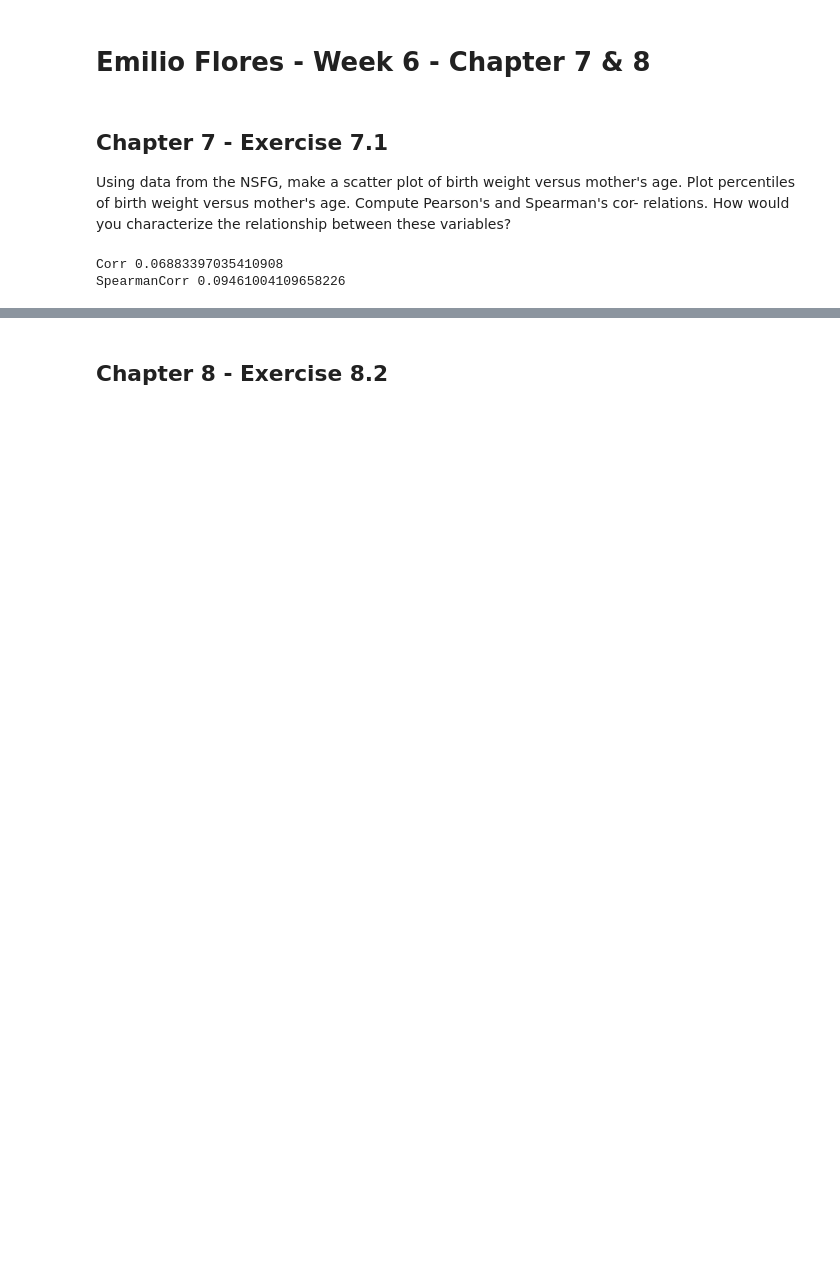
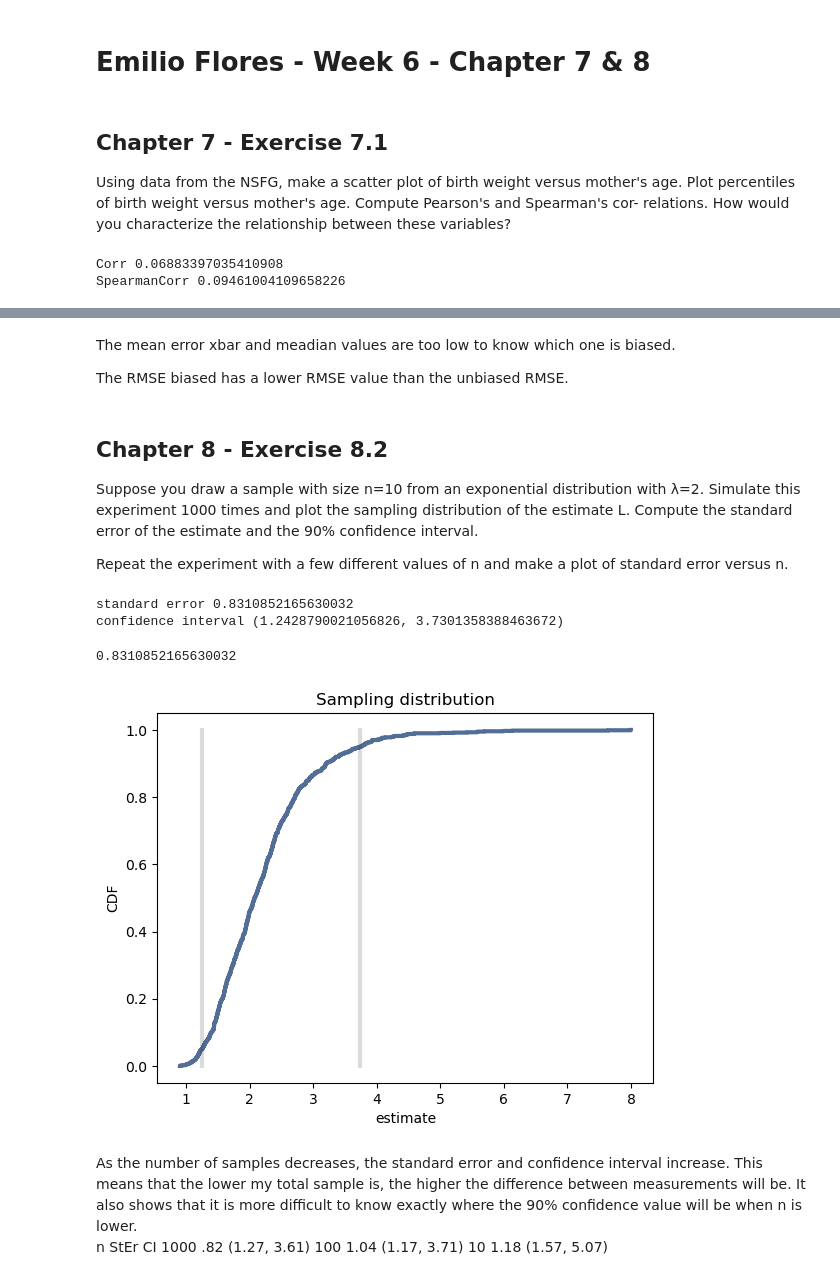
Before and after one commit to EmilioF17/ThinkStats2, a Jupyter notebook: code/Flores530Week6.ipynb, the cells around one changed output, grey strips where cells are left out. Drawn from its saved outputs; the diff is of its cells as text; code cells hidden in the pictures; blank space fills up the shorter version.

```diff
--- a/code/Flores530Week6.ipynb
+++ b/code/Flores530Week6.ipynb
@@ -55,2 +171,67 @@ SpearmanCorr 0.09461004109658226
+# %% [markdown]
+The mean error xbar and meadian values are too low to know which one is biased.
+
+The RMSE biased has a lower RMSE value than the unbiased RMSE.
 # %% [markdown]
 ## Chapter 8 - Exercise 8.2
+Suppose you draw a sample with size n=10 from an exponential distribution with λ=2. Simulate this experiment 1000 times and plot the sampling distribution of the estimate L. Compute the standard error of the estimate and the 90% confidence interval.
+
+Repeat the experiment with a few different values of n and make a plot of standard error versus n.
+# %%
+def RMSE(estimates, actual):
+    """Computes the root mean squared error of a sequence of estimates.
+
+    estimate: sequence of numbers
+    actual: actual value
+
+    returns: float RMSE
+    """
+    e2 = [(estimate-actual)**2 for estimate in estimates]
+    mse = np.mean(e2)
+    return np.sqrt(mse)
+# %%
+def SimulateSample(lam=2, n=10, iters=1000):
+    """Sampling distribution of L as an estimator of exponential parameter.
+
+    lam: parameter of an exponential distribution
+    n: sample size
+    iters: number of iterations
+    """
+    def VertLine(x, y=1):
+        thinkplot.Plot([x, x], [0, y], color='0.8', linewidth=3)
+
+    estimates = []
+    for _ in range(iters):
+        xs = np.random.exponential(1.0/lam, n)
+        lamhat = 1.0 / np.mean(xs)
+        estimates.append(lamhat)
+
+    stderr = RMSE(estimates, lam)
+    print('standard error', stderr)
+
+    cdf = thinkstats2.Cdf(estimates)
+    ci = cdf.Percentile(5), cdf.Percentile(95)
+    print('confidence interval', ci)
+    VertLine(ci[0])
+    VertLine(ci[1])
+
+    # plot the CDF
+    thinkplot.Cdf(cdf)
+    thinkplot.Config(xlabel='estimate',
+                     ylabel='CDF',
+                     title='Sampling distribution')
+
+    return stderr
+
+SimulateSample()
+# %% [output]
+standard error 0.8310852165630032
+confidence interval (1.2428790021056826, 3.7301358388463672)
+0.8310852165630032
+[figure, added]
+# %% [markdown]
+As the number of samples decreases, the standard error and confidence interval increase. This means that the lower my total sample is, the higher the difference between measurements will be. It also shows that it is more difficult to know exactly where the 90% confidence value will be when n is lower.
+n    StEr  CI
+1000  .82  (1.27, 3.61)
+100   1.04 (1.17, 3.71)
+10    1.18 (1.57, 5.07)
```
Also changed, not shown: parts of 7 cells of this notebook, 21 other files.
